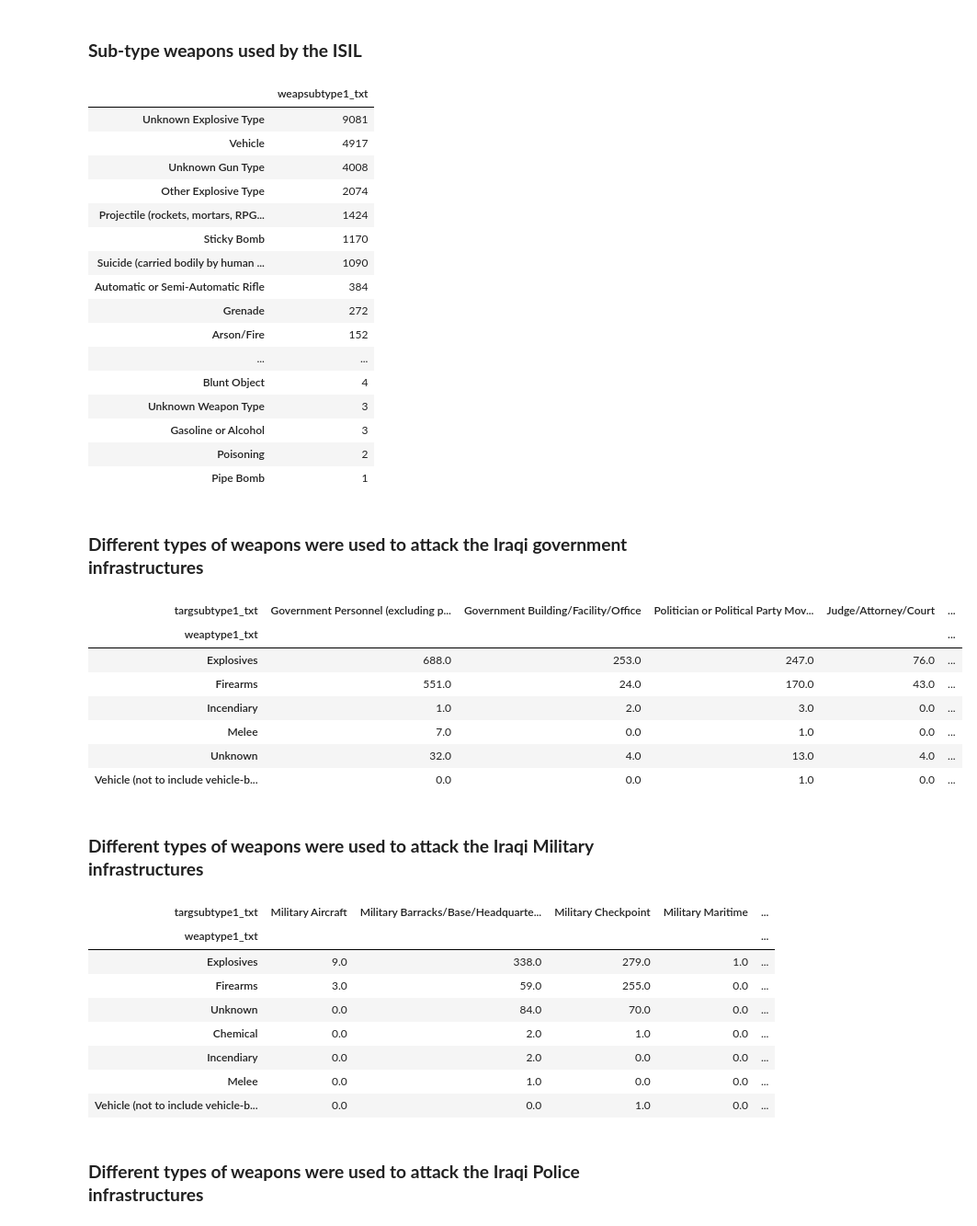
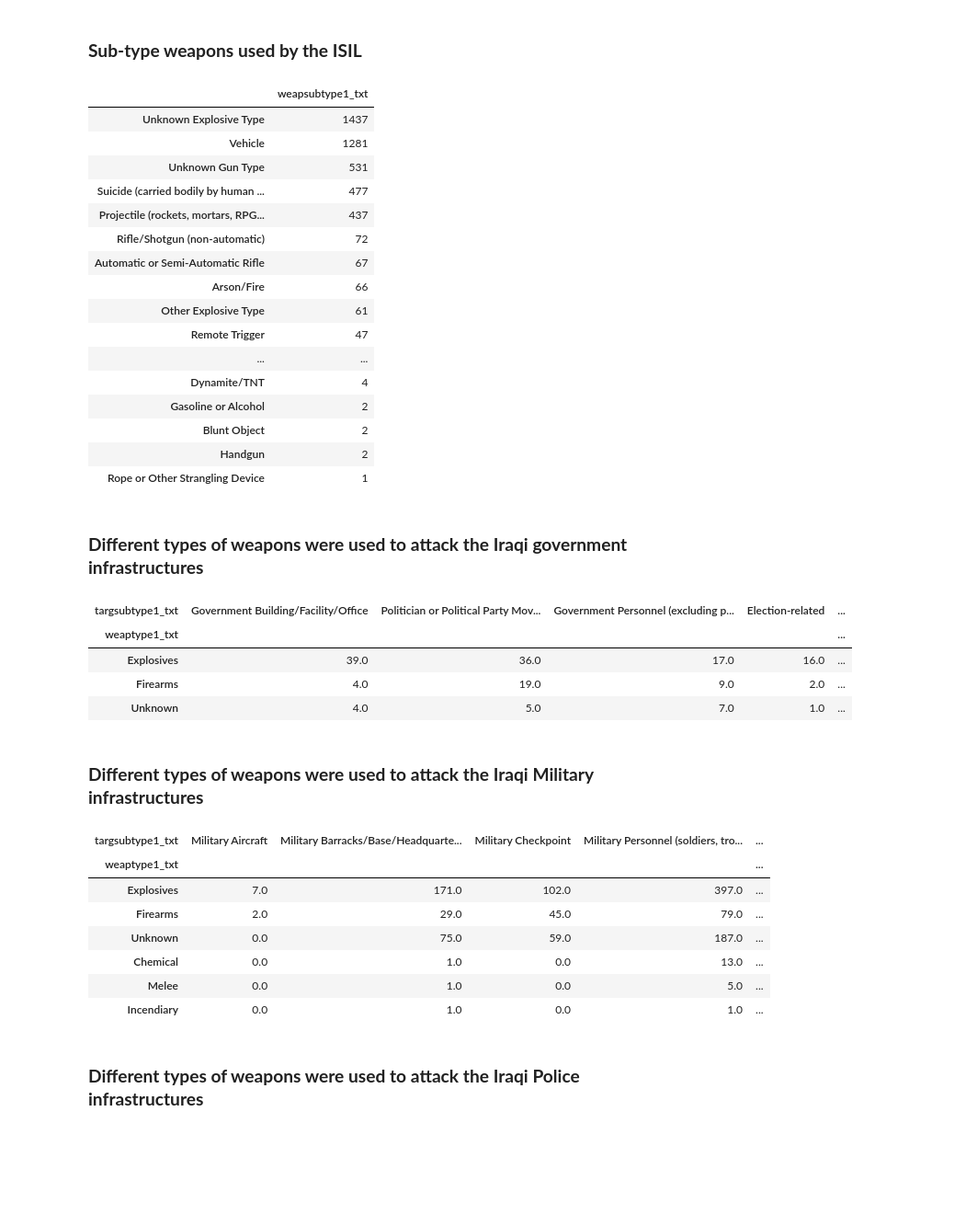
Before and after one commit to ratmadjads/DSC680, a Jupyter notebook: notebooks/DSC680_MileStoneThree_AtmadjaRio.ipynb, the cells around one changed output. Shown at 92% size. Cells and saved outputs as stored; diff of their text form; code cells hidden in the pictures; blank space fills up the shorter version.

```diff
--- a/notebooks/DSC680_MileStoneThree_AtmadjaRio.ipynb
+++ b/notebooks/DSC680_MileStoneThree_AtmadjaRio.ipynb
@@ -193,7 +193,8 @@ pd.DataFrame(iraq_df.pivot_table(values='nkillus', index='iyear', columns='provs
 # %% [markdown]
 ### **Top 25 City in IRAQ control by the ISIL**
 # %%
-pd.DataFrame(iraq_df.query("gname == 'Islamic State of Iraq and the Levant (ISIL)' ")['city'].value_counts().head(25))
+isil_df: DataFrame = pd.DataFrame(iraq_df.query("gname == 'Islamic State of Iraq and the Levant (ISIL)' "))
+pd.DataFrame(isil_df['city'].value_counts().head(25))
 # %% [output]
 |  | city |
 | Mosul | 709 |
@@ -239,7 +249,7 @@ plt.rcParams['figure.figsize'] = (25,20)
 
 figure = plt.figure()
 ax = figure.add_subplot(3,1,1)
-gov_infra, n_damages = zip(*iraq_df[iraq_df.targsubtype1.apply(lambda gov_infra: gov_infra in np.arange(14,22).tolist() + np.arange(45,48).tolist())].targsubtype1_txt.value_counts().to_dict().items())
+gov_infra, n_damages = zip(*isil_df[isil_df.targsubtype1.apply(lambda gov_infra: gov_infra in np.arange(14,22).tolist() + np.arange(45,48).tolist())].targsubtype1_txt.value_counts().to_dict().items())
 sns.barplot(x=list(n_damages),
             y=list(gov_infra),
             palette='flare',
@@ -253,7 +263,7 @@ ax.set_yticklabels(list(gov_infra), fontweight='bold')
 ax.grid(True)
 
 ax = figure.add_subplot(3,1,2)
-police_infra, n_damages = zip(*iraq_df[iraq_df.targsubtype1.apply(lambda gov_infra: gov_infra in range(23,27))].targsubtype1_txt.value_counts().to_dict().items())
+police_infra, n_damages = zip(*isil_df[isil_df.targsubtype1.apply(lambda gov_infra: gov_infra in range(23,27))].targsubtype1_txt.value_counts().to_dict().items())
 sns.barplot(x=list(n_damages),
             y=list(police_infra),
             palette='Blues_r',
@@ -267,7 +277,7 @@ ax.set_yticklabels(list(police_infra), fontweight='bold')
 ax.grid(True)
 
 ax = figure.add_subplot(3,1,3)
-military_infra, n_damages = zip(*iraq_df[iraq_df.targsubtype1.apply(lambda gov_infra: gov_infra in range(27,40))].targsubtype1_txt.value_counts().to_dict().items())
+military_infra, n_damages = zip(*isil_df[isil_df.targsubtype1.apply(lambda gov_infra: gov_infra in range(27,40))].targsubtype1_txt.value_counts().to_dict().items())
 sns.barplot(x=list(n_damages),
             y=list(military_infra),
             palette='Greens_r',
@@ -299,54 +308,50 @@ pd.DataFrame(iraq_df.weaptype1_txt.value_counts())
 # %% [markdown]
 ### **Sub-type weapons used by the ISIL**
 # %%
-pd.DataFrame(iraq_df.weapsubtype1_txt.value_counts())
+pd.DataFrame(isil_df.weapsubtype1_txt.value_counts())
 # %% [output]
 |  | weapsubtype1_txt |
-| Unknown Explosive Type | 9081 |
-| Vehicle | 4917 |
-| Unknown Gun Type | 4008 |
-| Other Explosive Type | 2074 |
-| Projectile (rockets, mortars, RPG... | 1424 |
-| Sticky Bomb | 1170 |
-| Suicide (carried bodily by human ... | 1090 |
-| Automatic or Semi-Automatic Rifle | 384 |
-| Grenade | 272 |
-| Arson/Fire | 152 |
+| Unknown Explosive Type | 1437 |
+| Vehicle | 1281 |
+| Unknown Gun Type | 531 |
+| Suicide (carried bodily by human ... | 477 |
+| Projectile (rockets, mortars, RPG... | 437 |
+| Rifle/Shotgun (non-automatic) | 72 |
+| Automatic or Semi-Automatic Rifle | 67 |
+| Arson/Fire | 66 |
+| Other Explosive Type | 61 |
+| Remote Trigger | 47 |
 | ... | ... |
-| Blunt Object | 4 |
-| Unknown Weapon Type | 3 |
-| Gasoline or Alcohol | 3 |
-| Poisoning | 2 |
-| Pipe Bomb | 1 |
+| Dynamite/TNT | 4 |
+| Gasoline or Alcohol | 2 |
+| Blunt Object | 2 |
+| Handgun | 2 |
+| Rope or Other Strangling Device | 1 |
 # %% [markdown]
 ### **Different types of weapons were used to attack the Iraqi government infrastructures**
 # %%
-iraq_infra: DataFrame = iraq_df[iraq_df.targsubtype1.apply(lambda gov_infra: gov_infra in np.arange(14,22).tolist() + np.arange(45,48).tolist())].groupby(['targsubtype1_txt', 'weaptype1_txt']).size().unstack("targsubtype1_txt").replace({np.nan:0})
+iraq_infra: DataFrame = isil_df[isil_df.targsubtype1.apply(lambda gov_infra: gov_infra in np.arange(14,22).tolist() + np.arange(45,48).tolist())].groupby(['targsubtype1_txt', 'weaptype1_txt']).size().unstack("targsubtype1_txt").replace({np.nan:0})
 iraq_infra.sort_values(by=iraq_infra.index.tolist(), ascending=False, axis=1)
 # %% [output]
-| targsubtype1_txt | Government Personnel (excluding p... | Government Building/Facility/Office | Politician or Political Party Mov... | Judge/Attorney/Court | ... |
+| targsubtype1_txt | Government Building/Facility/Office | Politician or Political Party Mov... | Government Personnel (excluding p... | Election-related | ... |
 | weaptype1_txt |  |  |  |  | ... |
-| Explosives | 688.0 | 253.0 | 247.0 | 76.0 | ... |
-| Firearms | 551.0 | 24.0 | 170.0 | 43.0 | ... |
-| Incendiary | 1.0 | 2.0 | 3.0 | 0.0 | ... |
-| Melee | 7.0 | 0.0 | 1.0 | 0.0 | ... |
-| Unknown | 32.0 | 4.0 | 13.0 | 4.0 | ... |
-| Vehicle (not to include vehicle-b... | 0.0 | 0.0 | 1.0 | 0.0 | ... |
+| Explosives | 39.0 | 36.0 | 17.0 | 16.0 | ... |
+| Firearms | 4.0 | 19.0 | 9.0 | 2.0 | ... |
+| Unknown | 4.0 | 5.0 | 7.0 | 1.0 | ... |
 # %% [markdown]
 ### **Different types of weapons were used to attack the Iraqi Military infrastructures**
 # %%
-iraq_infra: DataFrame = iraq_df[iraq_df.targsubtype1.apply(lambda gov_infra: gov_infra in range(27,40))].groupby(['targsubtype1_txt', 'weaptype1_txt']).size().unstack("targsubtype1_txt").replace({np.nan:0})
+iraq_infra: DataFrame = isil_df[isil_df.targsubtype1.apply(lambda gov_infra: gov_infra in range(27,40))].groupby(['targsubtype1_txt', 'weaptype1_txt']).size().unstack("targsubtype1_txt").replace({np.nan:0})
 iraq_infra.sort_values(by=iraq_infra.columns.tolist(), ascending=False, axis=0)
 # %% [output]
-| targsubtype1_txt | Military Aircraft | Military Barracks/Base/Headquarte... | Military Checkpoint | Military Maritime | ... |
+| targsubtype1_txt | Military Aircraft | Military Barracks/Base/Headquarte... | Military Checkpoint | Military Personnel (soldiers, tro... | ... |
 | weaptype1_txt |  |  |  |  | ... |
-| Explosives | 9.0 | 338.0 | 279.0 | 1.0 | ... |
-| Firearms | 3.0 | 59.0 | 255.0 | 0.0 | ... |
-| Unknown | 0.0 | 84.0 | 70.0 | 0.0 | ... |
-| Chemical | 0.0 | 2.0 | 1.0 | 0.0 | ... |
-| Incendiary | 0.0 | 2.0 | 0.0 | 0.0 | ... |
-| Melee | 0.0 | 1.0 | 0.0 | 0.0 | ... |
-| Vehicle (not to include vehicle-b... | 0.0 | 0.0 | 1.0 | 0.0 | ... |
+| Explosives | 7.0 | 171.0 | 102.0 | 397.0 | ... |
+| Firearms | 2.0 | 29.0 | 45.0 | 79.0 | ... |
+| Unknown | 0.0 | 75.0 | 59.0 | 187.0 | ... |
+| Chemical | 0.0 | 1.0 | 0.0 | 13.0 | ... |
+| Melee | 0.0 | 1.0 | 0.0 | 5.0 | ... |
+| Incendiary | 0.0 | 1.0 | 0.0 | 1.0 | ... |
 # %% [markdown]
 ### **Different types of weapons were used to attack the Iraqi Police infrastructures**
 # %%
```
Also changed, not shown: parts of 10 cells of this notebook.
